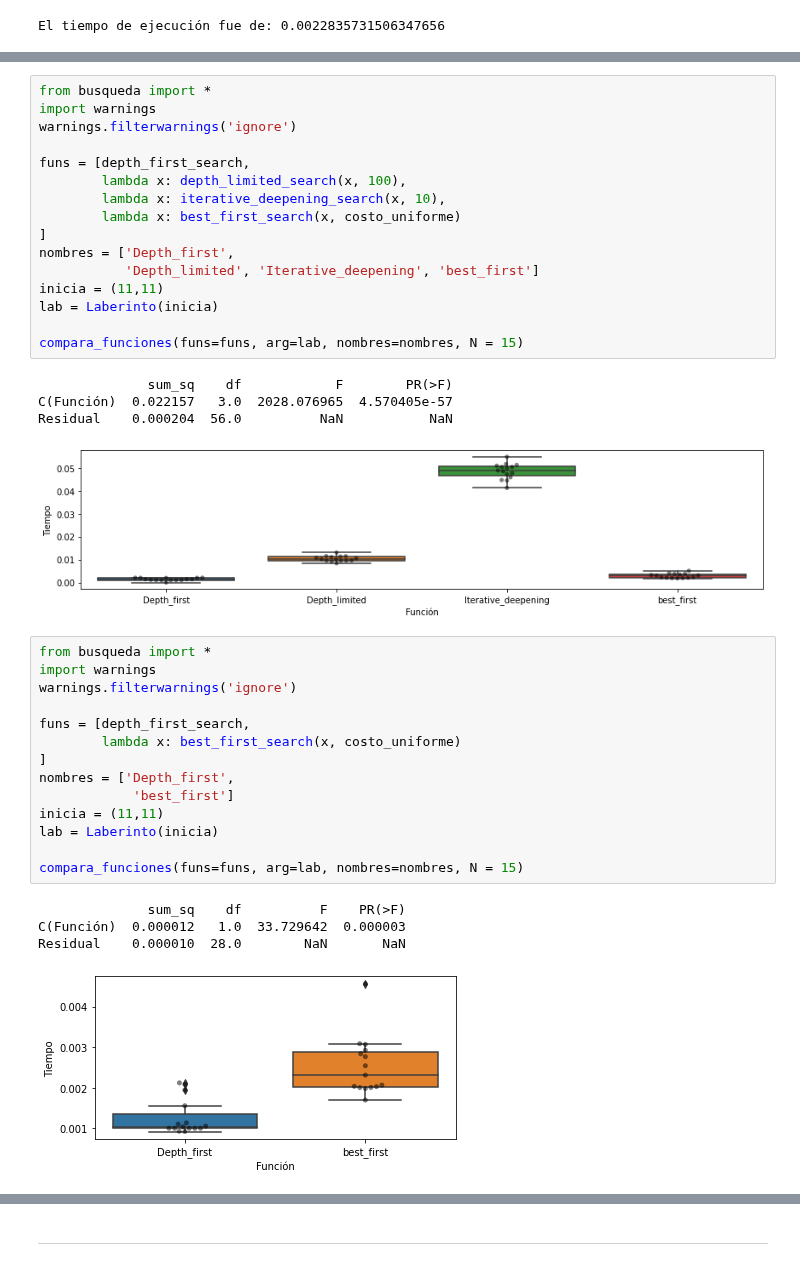
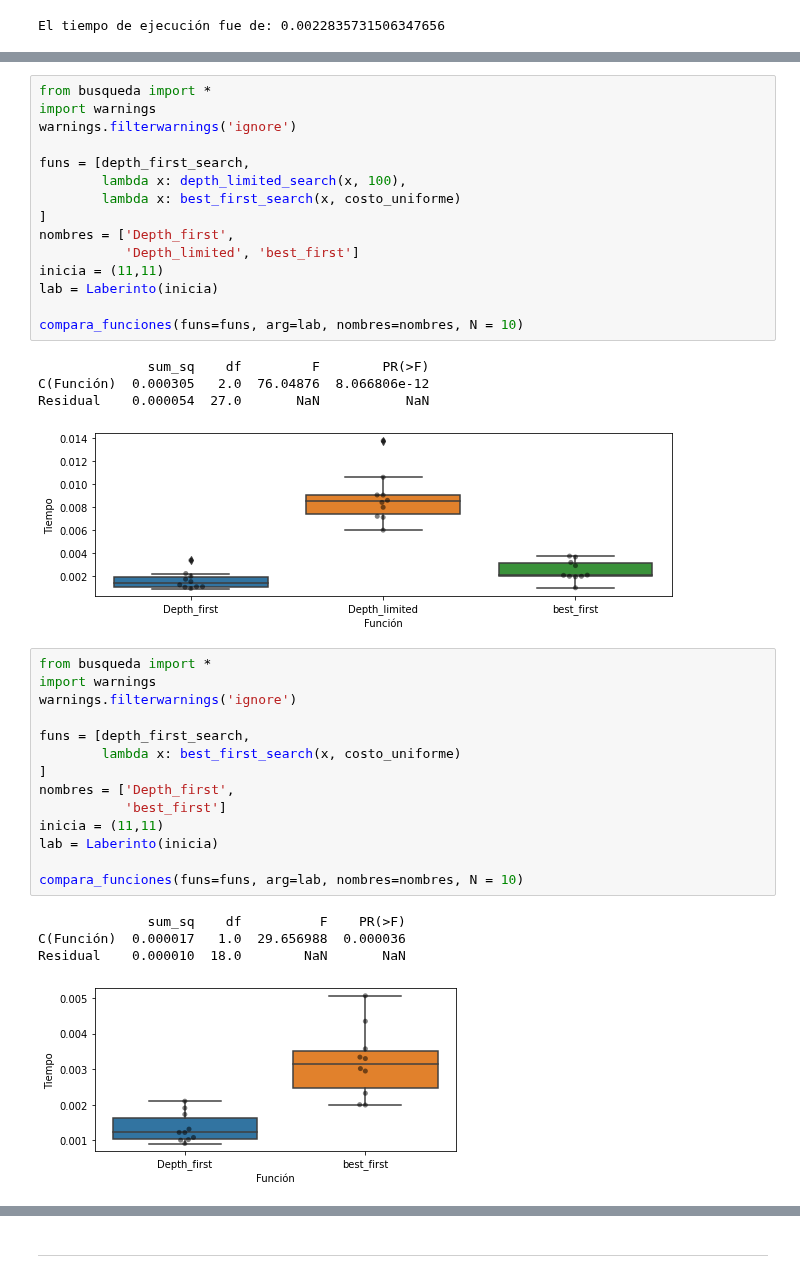
Before and after one commit to cgaravitoc/macc, a Jupyter notebook: AI/Notebook 3/nb3.ipynb, the cells around one changed output, grey strips where cells are left out. Cells and saved outputs as stored; diff of their text form.

```diff
--- a/AI/Notebook 3/nb3.ipynb
+++ b/AI/Notebook 3/nb3.ipynb
@@ -875,24 +896,23 @@ Residual      4.632716  70.0         NaN           NaN
 # %%
 from busqueda import *
 import warnings
 warnings.filterwarnings('ignore')
 
 funs = [depth_first_search,
         lambda x: depth_limited_search(x, 100),
-        lambda x: iterative_deepening_search(x, 10),
         lambda x: best_first_search(x, costo_uniforme)
 ]
 nombres = ['Depth_first',
-           'Depth_limited', 'Iterative_deepening', 'best_first']
+           'Depth_limited', 'best_first']
 inicia = (11,11)
 lab = Laberinto(inicia)
 
-compara_funciones(funs=funs, arg=lab, nombres=nombres, N = 15)
+compara_funciones(funs=funs, arg=lab, nombres=nombres, N = 10)
 # %% [output]
-              sum_sq    df            F        PR(>F)
-C(Función)  0.022157   3.0  2028.076965  4.570405e-57
-Residual    0.000204  56.0          NaN           NaN
+              sum_sq    df         F        PR(>F)
+C(Función)  0.000305   2.0  76.04876  8.066806e-12
+Residual    0.000054  27.0       NaN           NaN
-[figure, old version]
+[figure, new version]
 # %%
 from busqueda import *
 import warnings
@@ -902,14 +922,14 @@ funs = [depth_first_search,
         lambda x: best_first_search(x, costo_uniforme)
 ]
 nombres = ['Depth_first',
-            'best_first']
+           'best_first']
 inicia = (11,11)
 lab = Laberinto(inicia)
 
-compara_funciones(funs=funs, arg=lab, nombres=nombres, N = 15)
+compara_funciones(funs=funs, arg=lab, nombres=nombres, N = 10)
 # %% [output]
               sum_sq    df          F    PR(>F)
-C(Función)  0.000012   1.0  33.729642  0.000003
-Residual    0.000010  28.0        NaN       NaN
+C(Función)  0.000017   1.0  29.656988  0.000036
+Residual    0.000010  18.0        NaN       NaN
-[figure, old version]
+[figure, new version]
 # %% [markdown]
```
Also changed, not shown: parts of 7 cells of this notebook.
